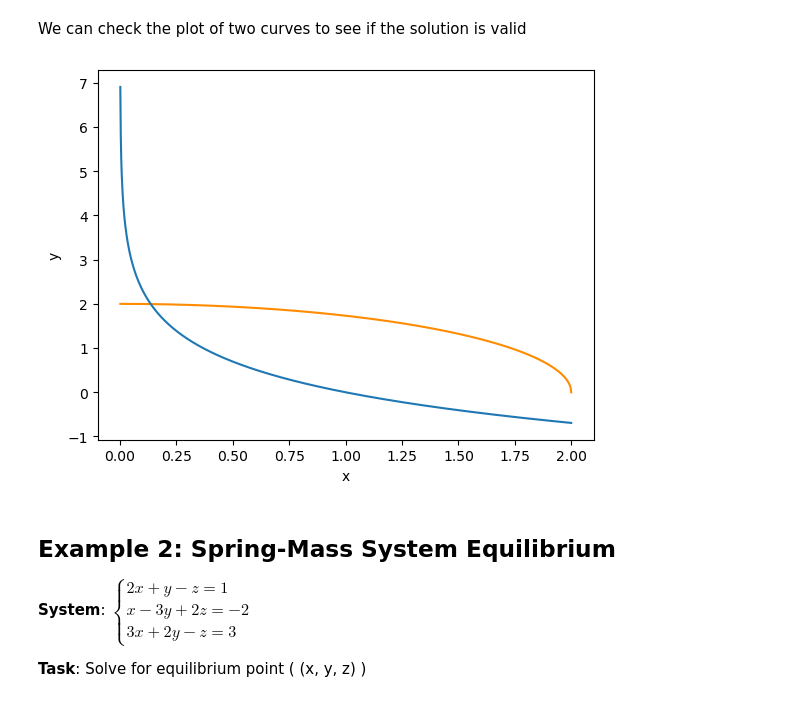
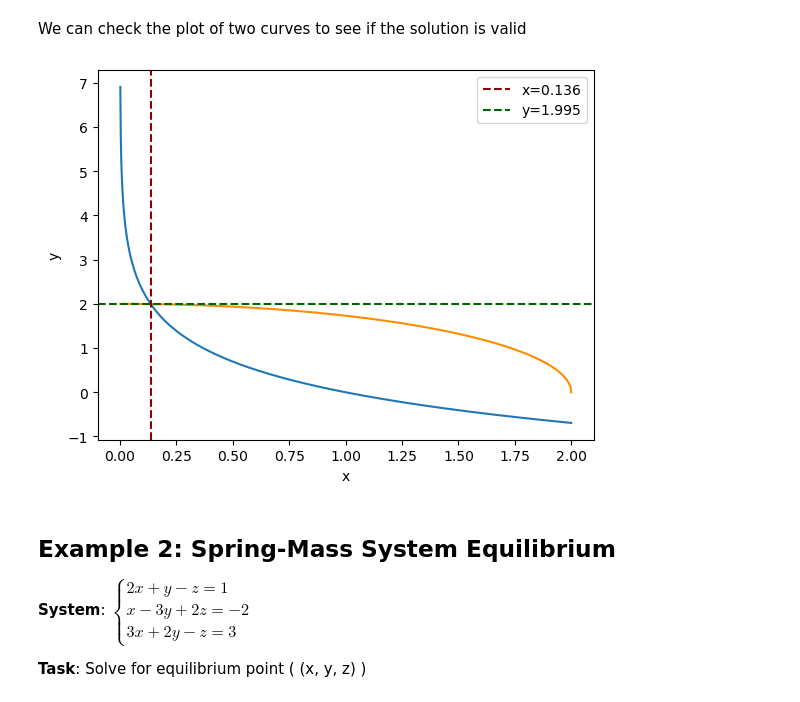
Before and after one commit to xxTianyan/Assignment1, a Jupyter notebook: examples/newton_method_example.ipynb, the cells around one changed output. Cells and saved outputs as stored; diff of their text form; code cells hidden in the pictures.

```diff
--- a/examples/newton_method_example.ipynb
+++ b/examples/newton_method_example.ipynb
@@ -34,14 +34,17 @@ We can check the plot of two curves to see if the solution is valid
 # %%
 import matplotlib.pyplot as plt
 fig, ax = plt.subplots()
 x = np.linspace(1e-3,2,1000)
 ax.plot(x, np.sqrt(4-x**2),c='darkorange')
 ax.plot(x, np.log(1/x))
+ax.axvline(x=0.13596291,c='darkred',linestyle='--', label='x=0.136')
+ax.axhline(y=1.99537317,c='darkgreen',linestyle='--', label='y=1.995')
 ax.set_ylabel('y')
 ax.set_xlabel('x')
+plt.legend()
 plt.show()
 # %% [output]
-[figure, old version]
+[figure, new version]
 # %% [markdown]
 
 ## Example 2: Spring-Mass System Equilibrium
```
Also changed, not shown: parts of 5 cells of this notebook.
